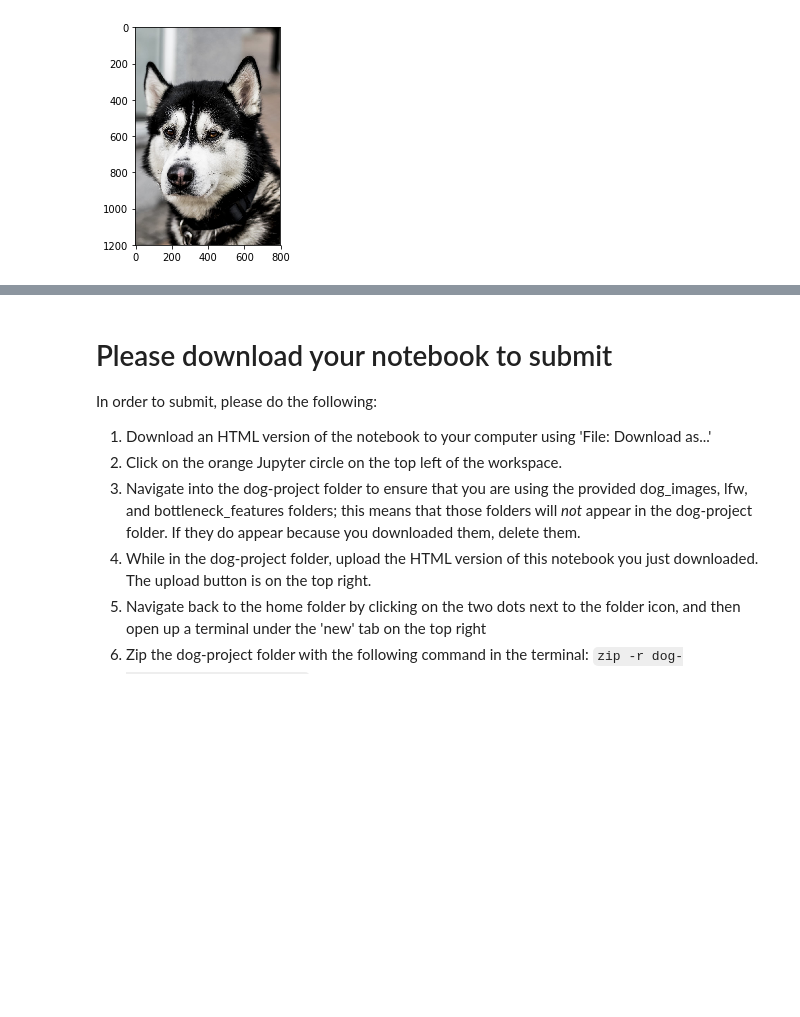
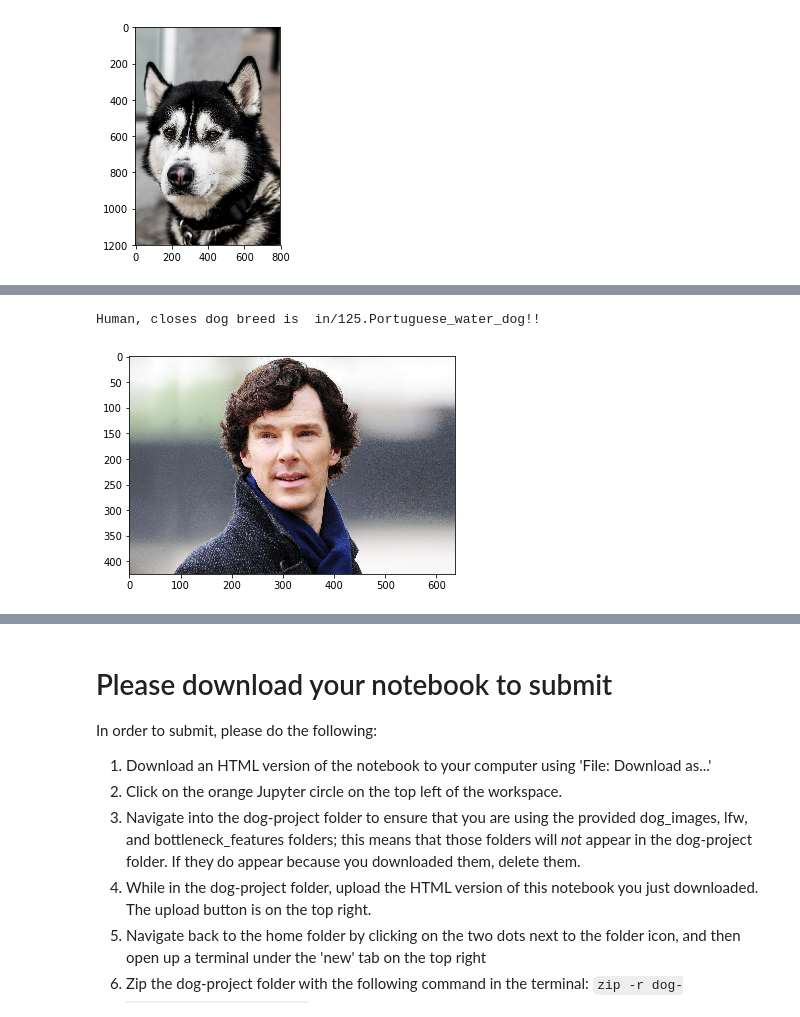
Before and after one commit to atiqsayyed/dog-breed-classifier, a Jupyter notebook: dog_app.ipynb, the cells around one changed output, grey strips where cells are left out. Drawn from its saved outputs; the diff is of its cells as text; code cells hidden in the pictures; blank space fills up the shorter version.

```diff
--- a/dog_app.ipynb
+++ b/dog_app.ipynb
@@ -799,0 +820,5 @@ dog breed is in/005.Alaskan_malamute
+# %%
+predict_breed('benedict.jpg')
+# %% [output]
+Human, closes dog breed is  in/125.Portuguese_water_dog!!
+[figure, added]
```
Also changed, not shown: parts of 16 cells of this notebook, 5 other files.
